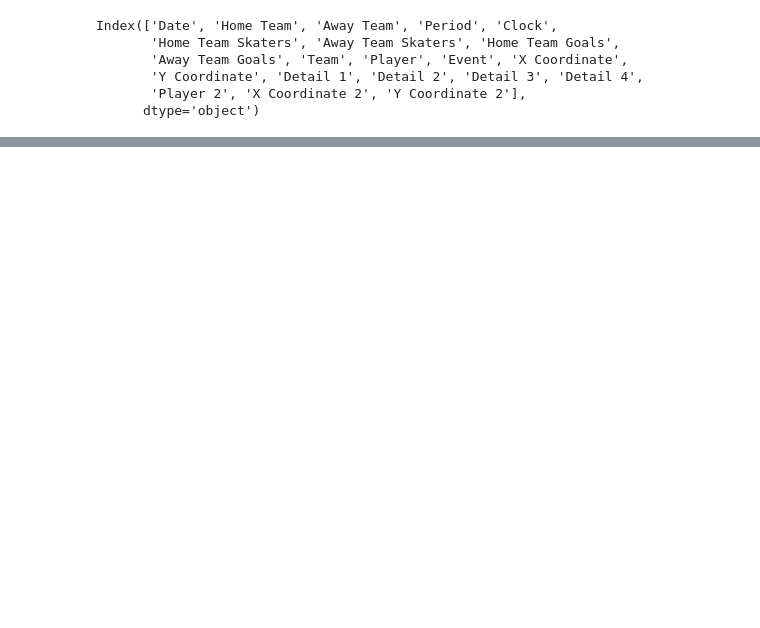
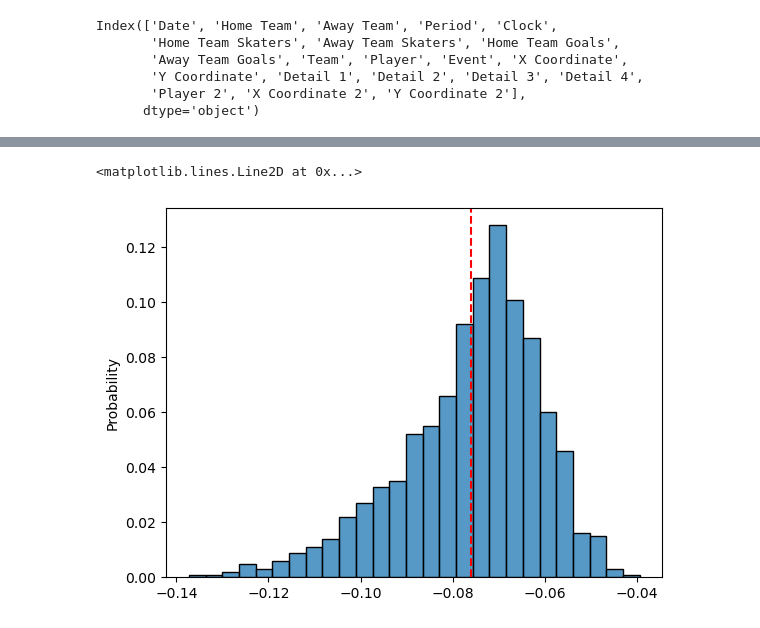
Before and after one commit to yzhao2433/big_red_cup24, a Jupyter notebook: Ying - Exploratory Analysis.ipynb, the cells around one changed output, grey strips where cells are left out. Saved outputs shown, nothing was run; the diff lists cells and outputs as text; code cells hidden in the pictures; blank space fills up the shorter version.

Commit message:
finished analysis for problem 2

```diff
--- a/Ying - Exploratory Analysis.ipynb
+++ b/Ying - Exploratory Analysis.ipynb
@@ -87,0 +175,12 @@ all_shots = duckdb.sql("""
+# %%
+# Adding a binary column to the dataframe, where if event was a goal,
+# then would be encoded as 1. If the event was only a shot, the entry
+# would be 0.
+shot_distance["Goal"] = np.where(shot_distance["Event"] == "Goal", 1, 0)
+shot_distance
+
+X = shot_distance[["Shot Distance", "Shot Angle"]]
+X = sm.add_constant(X)
+y = shot_distance["Goal"]
+
+X.corr(method = "pearson")
@@ -87,0 +194,10 @@ all_shots = duckdb.sql("""
+# %%
+X_train, X_test, y_train, y_test = train_test_split(X, y,
+                                                    test_size = 0.3,
+                                                    random_state = 2950)
+logit_dist = sm.Logit(endog= y_train, exog= X_train).fit()
+
+# Obtaining the estimates
+dist_coef = np.round(logit_dist.params[1], 4)
+angle_coef = np.round(logit_dist.params[2], 4)
+logit_dist.summary()
@@ -87,0 +232,25 @@ all_shots = duckdb.sql("""
+# %%
+### ALL CODE BELOW IS NOT PART OF OFFICIAL ANALYSIS, too detailed
+trial_num = 1000
+estimated_dist_coef = np.zeros(trial_num)
+estimated_angle_coef = np.zeros(trial_num)
+model_mse = np.zeros(trial_num)
+for i in range (trial_num):
+    X_train, X_test, y_train, y_test = train_test_split(X, y,
+                                                        test_size = 0.3)
+    logit_dist = LogisticRegression().fit(X_train, y_train)
+    estimated_dist_coef[i] = logit_dist.coef_[0,0]
+    estimated_angle_coef[i] = logit_dist.coef_[0,1]
+    predicted = logit_dist.predict(X_test)
+    model_mse[i] = np.square(np.subtract(y_test, predicted)).mean()
+# %%
+mean_est_dist = np.mean(estimated_dist_coef)
+dist_plot = sns.histplot(estimated_dist_coef,
+             stat = "probability")
+dist_plot.axvline(x = mean_est_dist,
+                  color = "red",
+                  linestyle = "dashed",
+                  )
+# %% [output]
+<matplotlib.lines.Line2D at 0x...>
+[figure, added]
```
Also changed, not shown: parts of 15 cells of this notebook.
